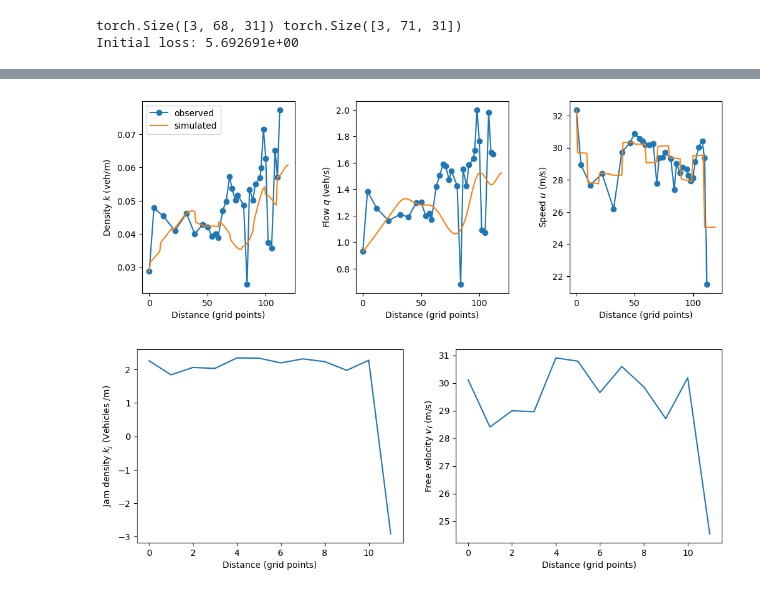
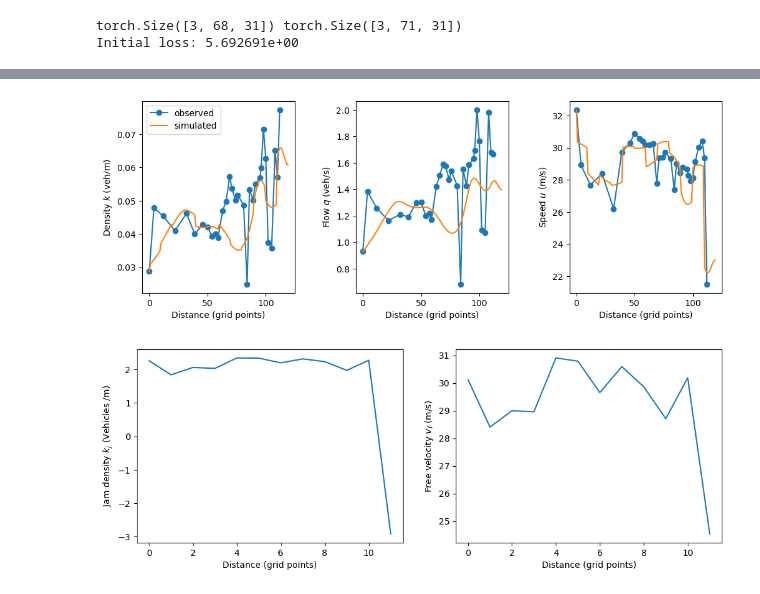
Before and after one commit to StephenMaaa/AutoODE_PEMS_traffic, a Jupyter notebook: nn/AutoODE/Traffic_3cmp_real_data_test_5S_OC-to-Oceanside-RK4.ipynb, the cells around one changed output, grey strips where cells are left out. Cells and saved outputs as stored; diff of their text form; code cells hidden in the pictures.

```diff
--- a/nn/AutoODE/Traffic_3cmp_real_data_test_5S_OC-to-Oceanside-RK4.ipynb
+++ b/nn/AutoODE/Traffic_3cmp_real_data_test_5S_OC-to-Oceanside-RK4.ipynb
@@ -520,3 +913,9 @@ print(xi)
 FileNotFoundError: [Errno 2] No such file or directory: '5S_station_pos_idx_dx=0300m.json'
 # %%
 xi = [0, 4, 12, 22, 32, 39, 46, 50, 54, 57, 59, 63, 66, 69, 71, 74, 76, 81, 84, 86, 89, 91, 95, 96, 98, 100, 102, 105, 108, 110, 112]
+# %%
+xi = np.array(xi) * 300
+# %%
+xi = xi / 250
+# %%
+xi = [int(x) for x in xi]
@@ -533,2 +956,13 @@ tensor([0.0000e+00, 1.0003e+00, 2.0006e+00,  ..., 3.5480e+03, 3.5490e+03,
 # %% [markdown]
 Defining the initial values of the traffic density in the model.  They need to be defined on every point on the computational grid, not just at those positions where there is data.  I am interpolating them between the sensors, and extrapolating using initial values on the end sensors.
+# %%
+from scipy.interpolate import interp1d, interpn
+print(xi)
+def interpolate_initial(var, t0=0):
+    IM=interp1d(np.array(xi) * dx, var[t0,:].numpy(), bounds_error=False,
+                fill_value=(var[t0,0], var[t0,-1]), kind='linear') # (var[t0,0], var[t0,-1])
+#     IM=interp1d(np.array(xi), var[t0,:].numpy(), bounds_error=False,
+#                 fill_value="extrapolate", kind='linear')
+    print(var[t0,:])
+    x=np.linspace(0, (nx-1) * dx, nx)
+    return IM(x)
@@ -703,30 +1271,30 @@ torch.Size([3, 69, 31])
 # %%
 tp=1
 #print(y_approx[tp])
 #print(y_exact[tp])
 plt.style.use('default')
 fig3,ax3=plt.subplots(ncols=3, nrows=1, figsize=(12,4))
 fig3.subplots_adjust(wspace=0.4)
 
 varplot={0: tdnu.k, 1: tdnu.q, 2: tdnu.u}
 label={0: "Density $k$ (veh/m)",
        1: "Flow $q$ (veh/s)",
        2: "Speed $u$ (m/s)"}
 for n in range(3):
     ax3[n].plot(xi, y_exact[n,tp,:].detach(), label='observed', marker='o')
-    if n==1:
+    if n==6:
         ax3[n].plot(varplot[n][tp*tskip].detach(), label='simulated')
     else:
         ax3[n].plot(varplot[n][tp*tskip].detach(), label='simulated')
     #print(k_boundary[tp*tskip])
     if n==0:
         ax3[n].legend()
     ax3[n].set_xlabel("Distance (grid points)")
     ax3[n].set_ylabel(label[n])
 #ax3.set_ylim(0, 0.3)
 fig3.savefig("kqu_parstep10.png", dpi=300)
 # %% [output]
-[figure, old version]
+[figure, new version]
 # %%
 fig4,ax4=plt.subplots(ncols=2, figsize=(12,4))
 ax4[0].plot((tdnu.kappa).detach())
```
Also changed, not shown: parts of 60 cells of this notebook, 14 other files.
